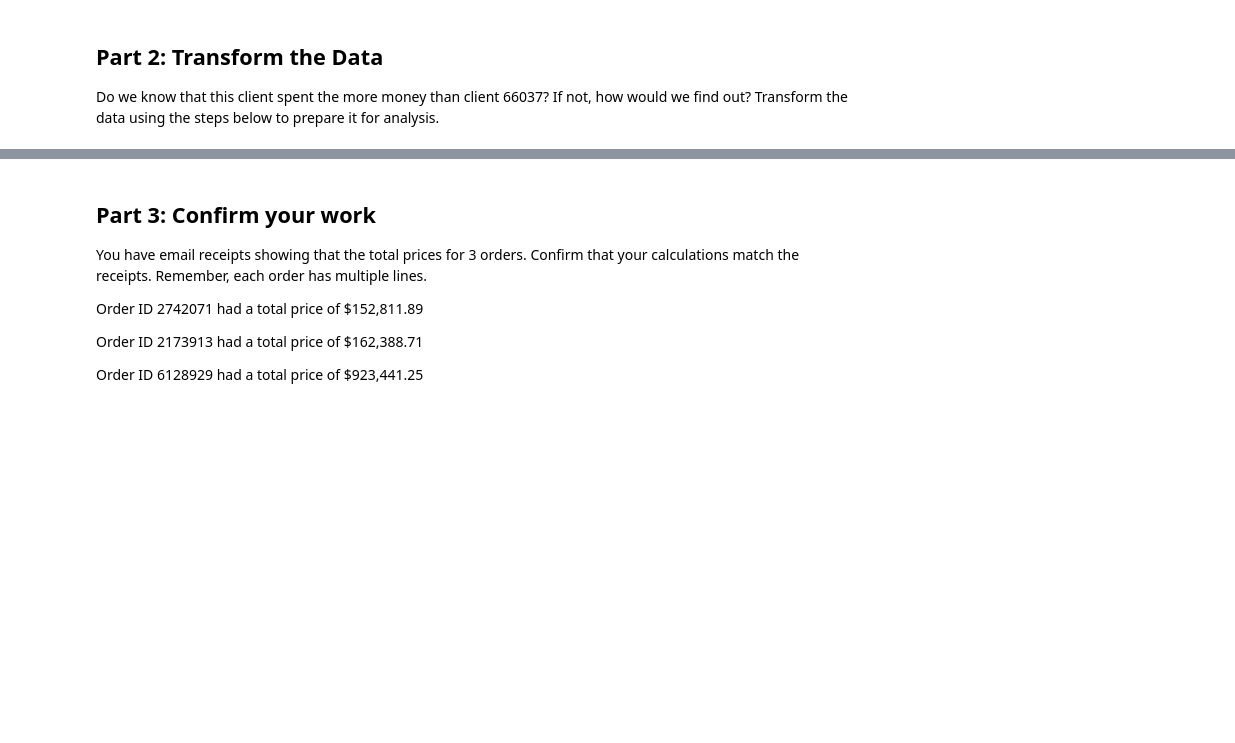
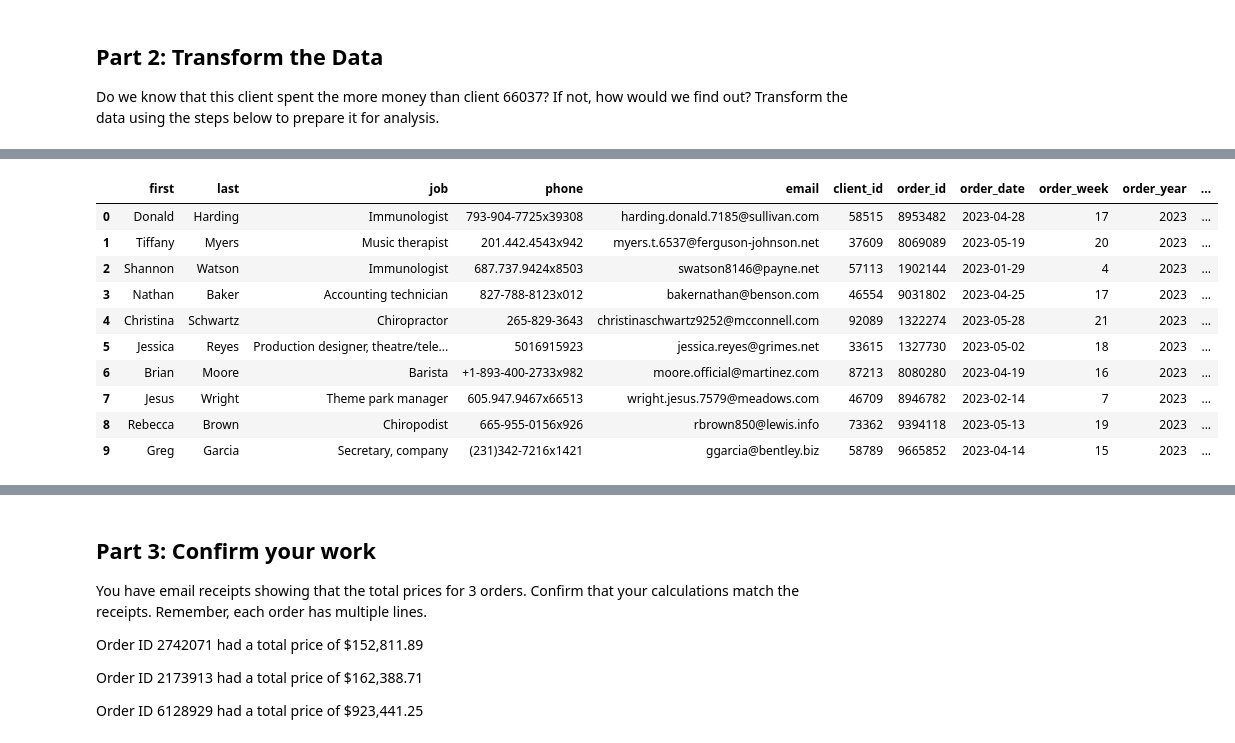
Before and after one commit to knohavec/pandas-challenge-1, a Jupyter notebook: module_4_challenge.ipynb, the cells around one changed output, grey strips where cells are left out. Saved outputs shown, nothing was run; the diff lists cells and outputs as text; code cells hidden in the pictures; blank space fills up the shorter version.

```diff
--- a/module_4_challenge.ipynb
+++ b/module_4_challenge.ipynb
@@ -86,3 +94,5 @@ Do we know that this client spent the more money than client 66037? If not, how
 # Create a column that calculates the
 # subtotal for each line using the unit_price
 # and the qty
+df['subtotal'] = df['unit_price']*df['qty']
+df.head()
@@ -89,8 +106,23 @@ Do we know that this client spent the more money than client 66037? If not, how
 # %%
 # Create a column for shipping price.
 # Assume a shipping price of $7 per pound
 # for orders over 50 pounds and $10 per
 # pound for items 50 pounds or under.
+
+df['shipping_price'] = df.apply(lambda row: 7 * row['unit_weight'] * row['qty'] if (row['unit_weight'] * row['qty']) > 50 else 10 * row['unit_weight'] * row['qty'], axis=1)
+df.head(10)
+# %% [output]
+|  | first | last | job | phone | email | client_id | order_id | order_date | order_week | order_year | ... |
+| 0 | Donald | Harding | Immunologist | 793-904-7725x39308 | harding.donald.7185@sullivan.com | 58515 | 8953482 | 2023-04-28 | 17 | 2023 | ... |
+| 1 | Tiffany | Myers | Music therapist | 201.442.4543x942 | myers.t.6537@ferguson-johnson.net | 37609 | 8069089 | 2023-05-19 | 20 | 2023 | ... |
+| 2 | Shannon | Watson | Immunologist | 687.737.9424x8503 | swatson8146@payne.net | 57113 | 1902144 | 2023-01-29 | 4 | 2023 | ... |
+| 3 | Nathan | Baker | Accounting technician | 827-788-8123x012 | bakernathan@benson.com | 46554 | 9031802 | 2023-04-25 | 17 | 2023 | ... |
+| 4 | Christina | Schwartz | Chiropractor | 265-829-3643 | christinaschwartz9252@mcconnell.com | 92089 | 1322274 | 2023-05-28 | 21 | 2023 | ... |
+| 5 | Jessica | Reyes | Production designer, theatre/tele... | 5016915923 | jessica.reyes@grimes.net | 33615 | 1327730 | 2023-05-02 | 18 | 2023 | ... |
+| 6 | Brian | Moore | Barista | +1-893-400-2733x982 | moore.official@martinez.com | 87213 | 8080280 | 2023-04-19 | 16 | 2023 | ... |
+| 7 | Jesus | Wright | Theme park manager | 605.947.9467x66513 | wright.jesus.7579@meadows.com | 46709 | 8946782 | 2023-02-14 | 7 | 2023 | ... |
+| 8 | Rebecca | Brown | Chiropodist | 665-955-0156x926 | rbrown850@lewis.info | 73362 | 9394118 | 2023-05-13 | 19 | 2023 | ... |
+| 9 | Greg | Garcia | Secretary, company | (231)342-7216x1421 | ggarcia@bentley.biz | 58789 | 9665852 | 2023-04-14 | 15 | 2023 | ... |
 # %%
 # Create a column for the total price
 # using the subtotal and the shipping price
```
Also changed, not shown: parts of 13 cells of this notebook.
